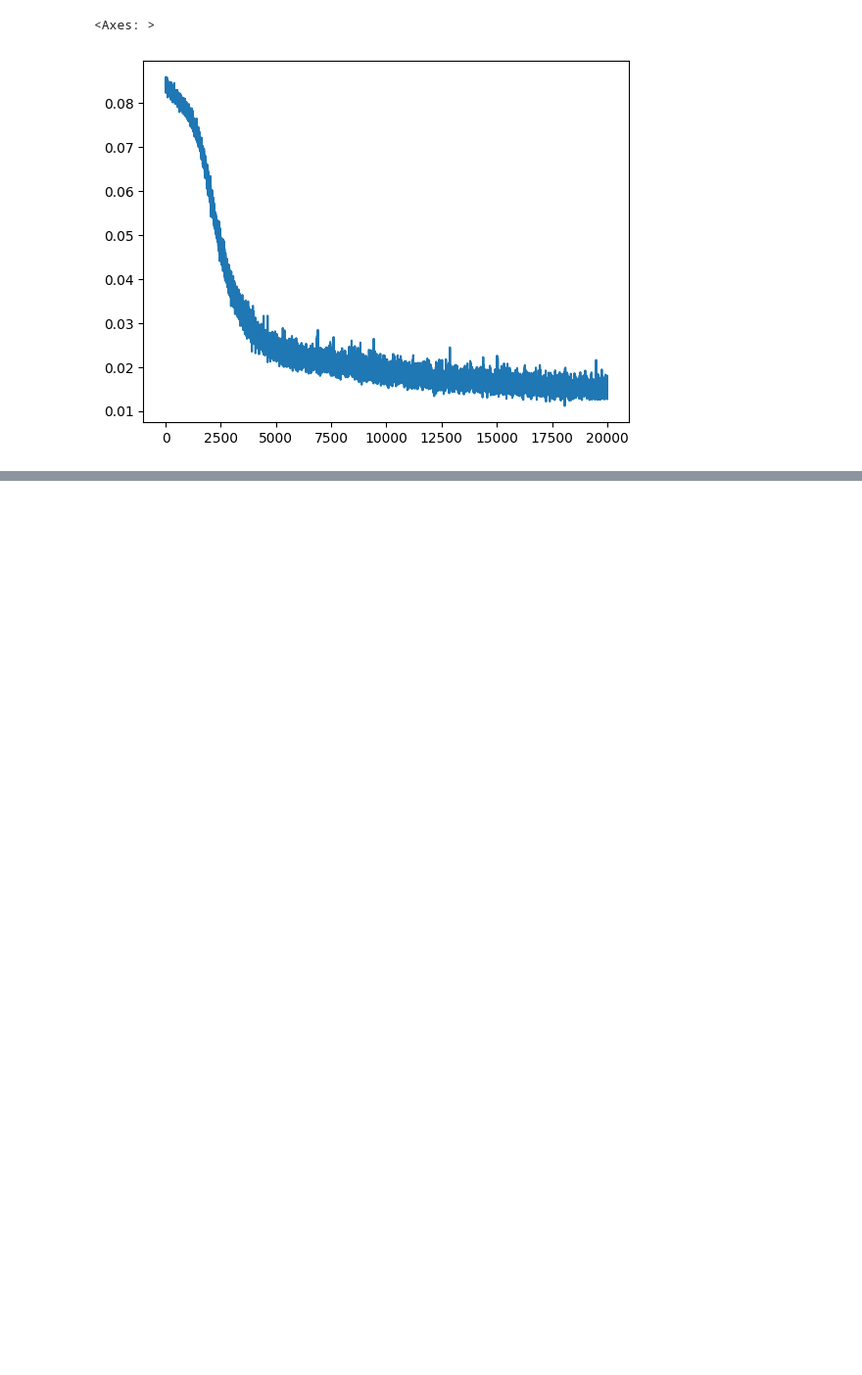
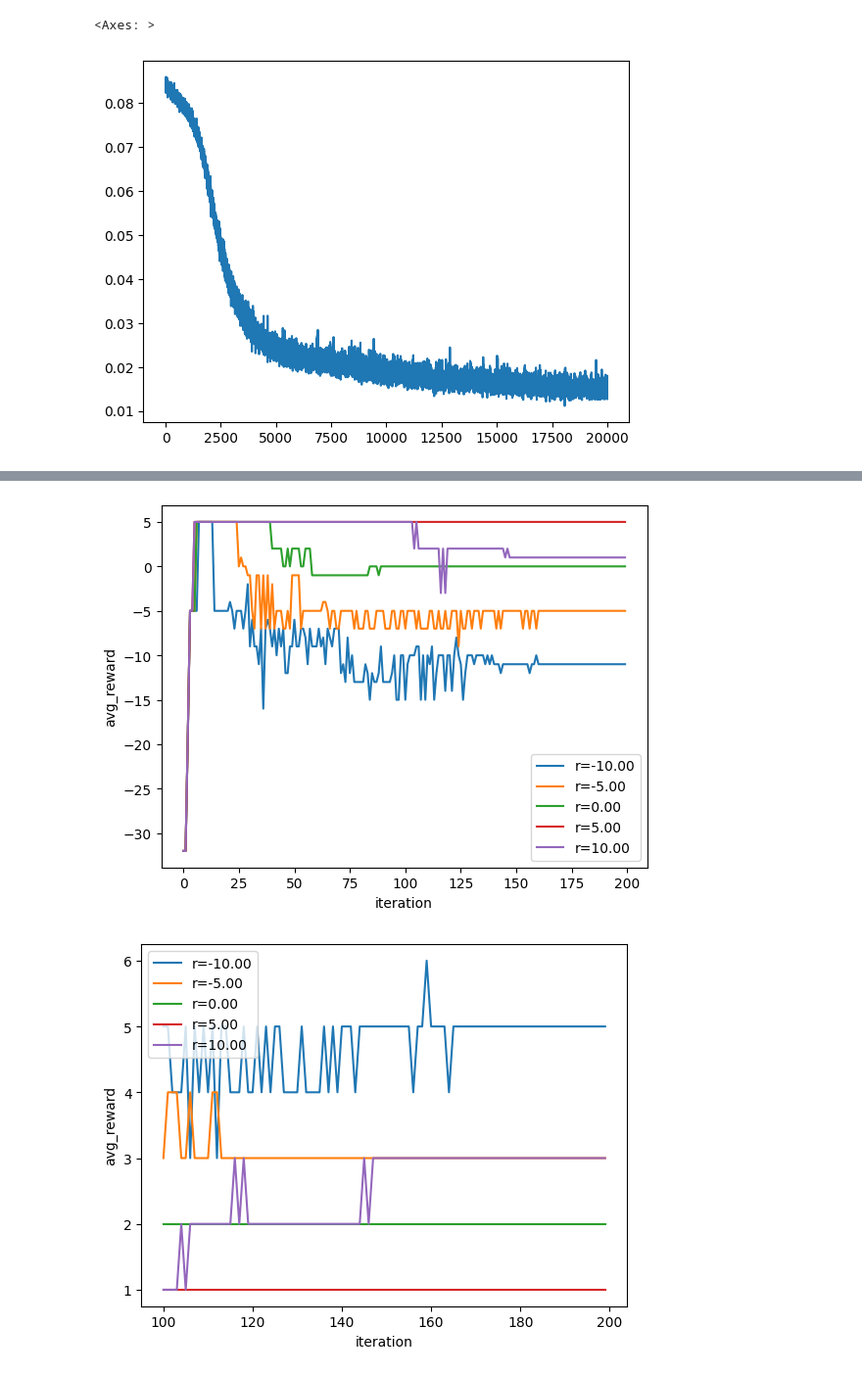
Before and after one commit to Shayan-P/RL-credit-assignment-experiment, a Jupyter notebook: experiment_notebooks/decision-transformer-interface.ipynb, the cells around one changed output, grey strips where cells are left out. Shown: that part at 98% size. Saved outputs shown, nothing was run; the diff lists cells and outputs as text; code cells hidden in the pictures; blank space fills up the shorter version.

```diff
--- a/experiment_notebooks/decision-transformer-interface.ipynb
+++ b/experiment_notebooks/decision-transformer-interface.ipynb
@@ -172,0 +288,6 @@ report.sort_values(by=['train/iteration', 'train/update_idx']).reset_index()['tr
+# %%
+# how was the model learning while training?
+callback.plot_eval_results()
+# %% [output]
+[figure, added]
+[figure, added]
```
Also changed, not shown: parts of 12 cells of this notebook, 1 other file.
